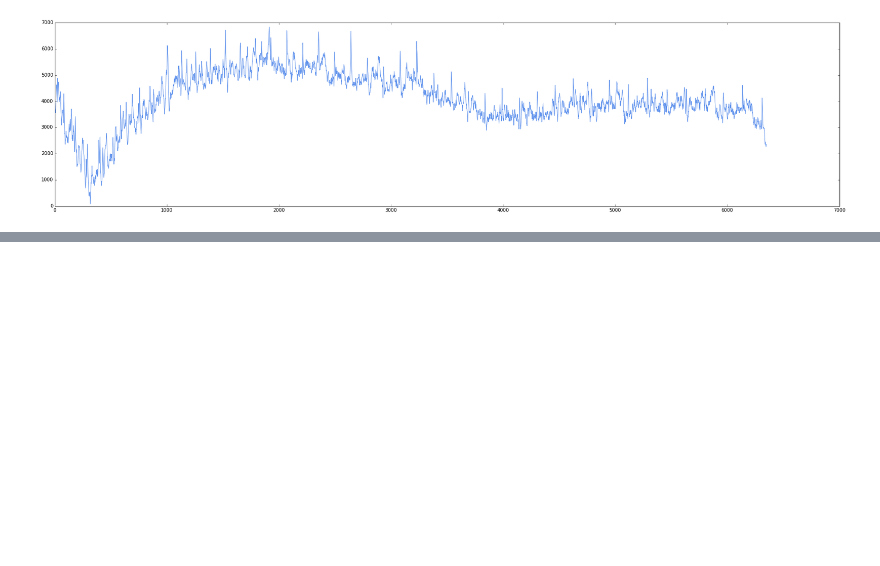
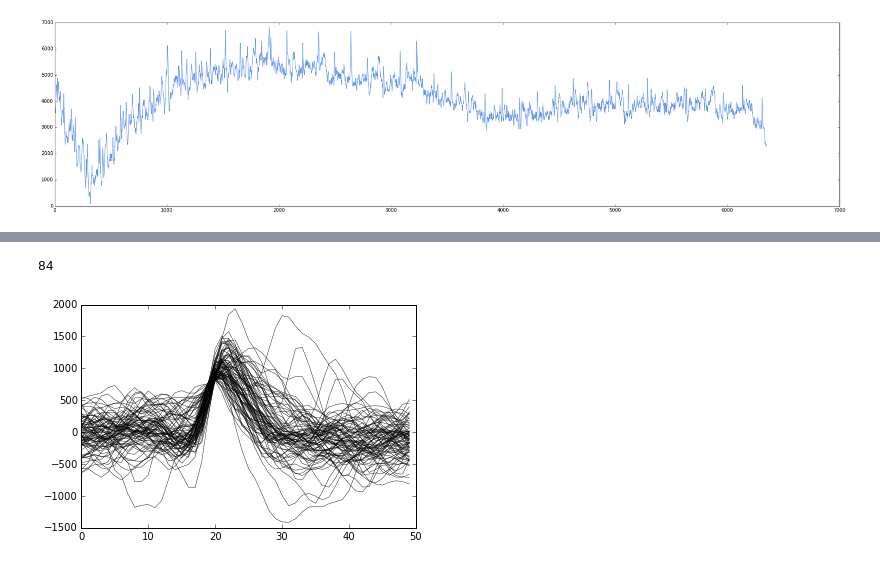
Before and after one commit to ktakagaki/kt-2015-DSPHandsOn, a Jupyter notebook: MedianFilter/Python/07. Real Data/Real data median filter.ipynb, the cells around one changed output, grey strips where cells are left out. Saved outputs shown, nothing was run; the diff lists cells and outputs as text; code cells hidden in the pictures; blank space fills up the shorter version.

```diff
--- a/MedianFilter/Python/07. Real Data/Real data median filter.ipynb
+++ b/MedianFilter/Python/07. Real Data/Real data median filter.ipynb
@@ -105,0 +123,40 @@ plt.plot(csc[35650:42000], color = 'cornflowerblue')
+# %%
+# Declaring counter and and dead time.
+# Dead time: if the threshold is reached, we wait 50 samples until the threshhold will be
+# activated again
+count  = -1
+count2 = 0
+timer = 0
+# Dictionary with all thresholded shapes
+thresholds = {}
+# Get the value in the new_data array:
+for i in new_data:
+    # Increment the counter (counter = position in the array)
+    count += 1
+    # if the value is bigger then 800, the threshold is reached
+    if i >= 800:
+        # check the thresholded window if some values are bigger then 2500.
+        temp = [i for i in new_data[count -20 : count + 30] if i >= 2000]
+        # If no values are bigger then 2500 and the dead time is zero,
+        # save the window in the dictionary
+        if len(temp) == 0 and timer == 0:
+            # set the timer to 50, so 50 samples will be passed
+            timer = 50
+            # increment count2, for the array name
+            count2 += 1
+            thresholds["spike{0}".format(count2)] = new_data[count -20 : count + 30]
+    elif timer > 0:
+        # Decrement the timer.
+        timer -= 1
+    else:
+        pass
+# %%
+len(thresholds)
+# %% [output]
+84
+# %%
+x = np.arange(0,51)
+for o in range (1, len(thresholds)):
+    plt.plot( thresholds['spike' + str(o)], color = 'black', linewidth = 0.4)
+# %% [output]
+[figure, added]
```
Also changed, not shown: parts of 7 cells of this notebook.
